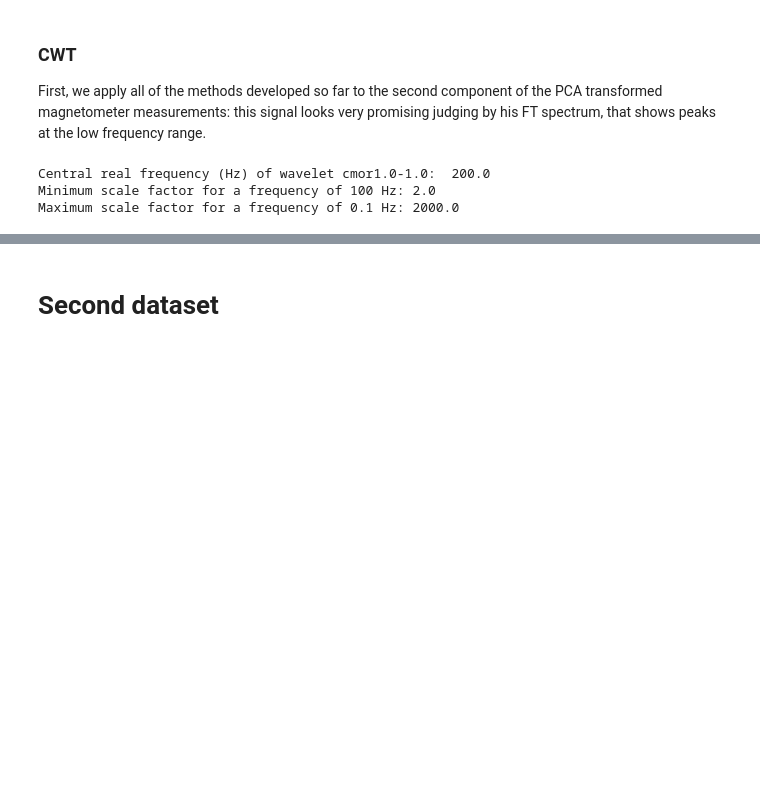
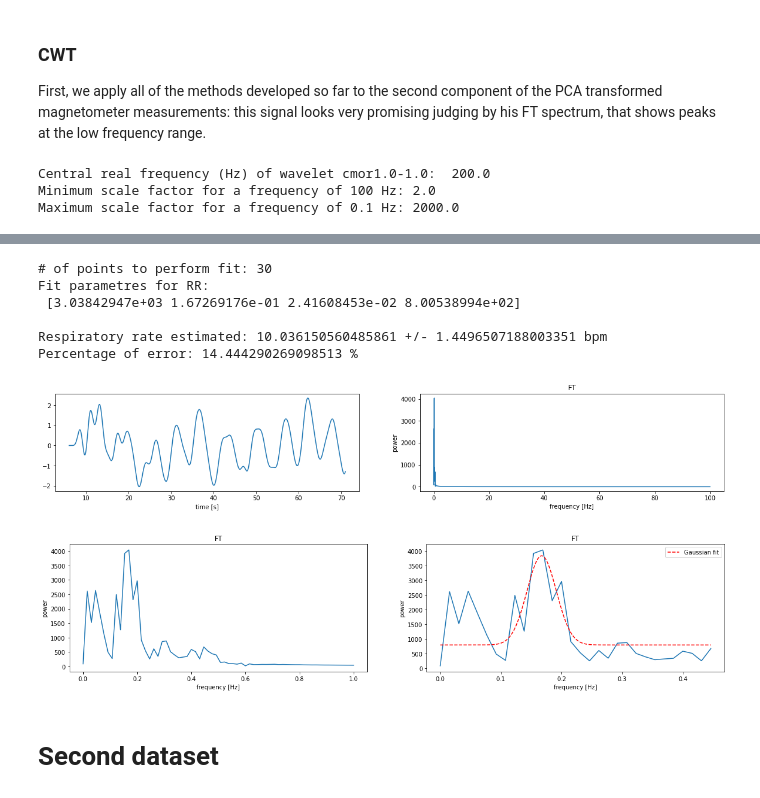
Before and after one commit to zanocrate/LCP_projects_Y4, a Jupyter notebook: Project.ipynb, the cells around one changed output, grey strips where cells are left out. Cells and saved outputs as stored; diff of their text form; code cells hidden in the pictures; blank space fills up the shorter version.

```diff
--- a/Project.ipynb
+++ b/Project.ipynb
@@ -604,3 +667,14 @@ axs[1].hist(freqs_max_avrg,orientation='horizontal')
+# %%
+butter_filter(df,magnT[:,1],0.5,10,sampling_rate)
+# %% [output]
+# of points to perform fit: 30
+Fit parametres for RR:
+ [3.03842947e+03 1.67269176e-01 2.41608453e-02 8.00538994e+02]
+
+Respiratory rate estimated: 10.036150560485861 +/- 1.4496507188003351 bpm
+Percentage of error: 14.444290269098513 %
+[figure, added]
+[figure, added]
 # %% [markdown]
 # Second dataset
 # %%
```
Also changed, not shown: parts of 8 cells of this notebook.
